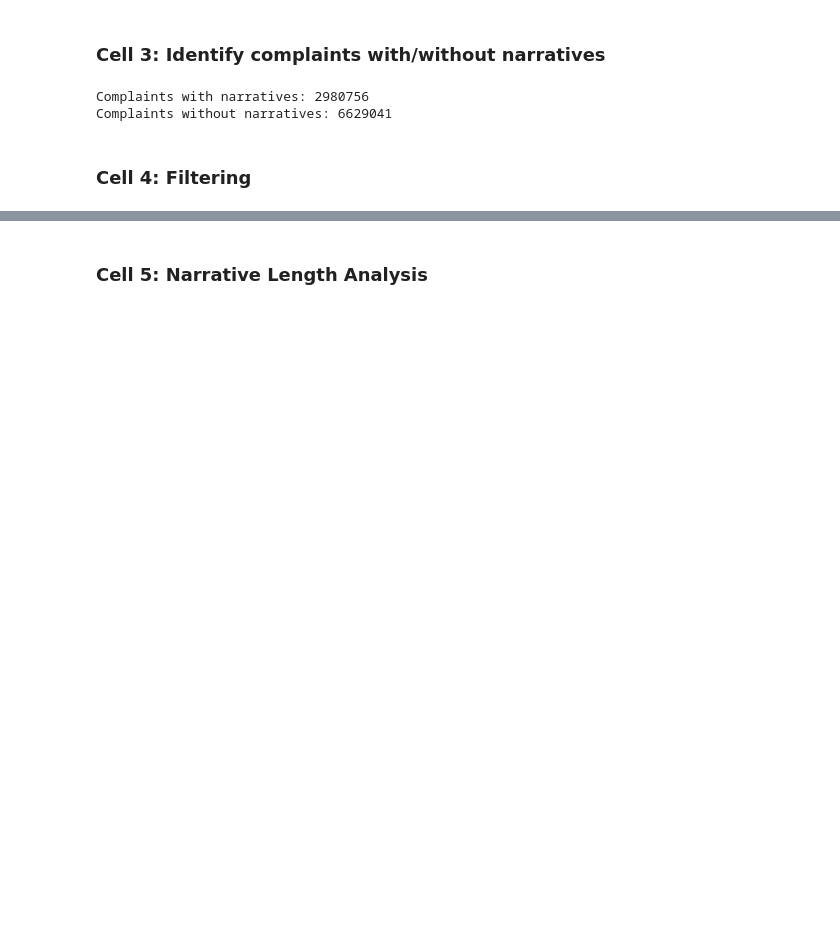
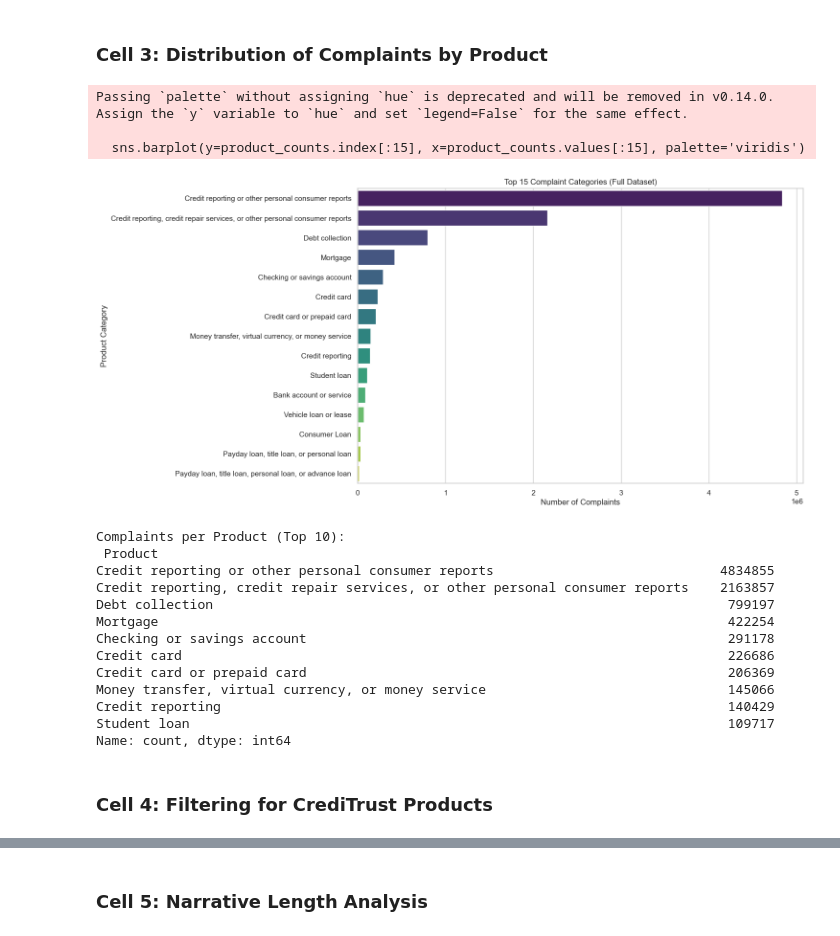
Before and after one commit to rufta-g20/rag-complaint-chatbot, a Jupyter notebook: notebooks/preprocessing.ipynb, the cells around one changed output, grey strips where cells are left out. Saved outputs shown, nothing was run; the diff lists cells and outputs as text; code cells hidden in the pictures; blank space fills up the shorter version.

```diff
--- a/notebooks/preprocessing.ipynb
+++ b/notebooks/preprocessing.ipynb
@@ -16,15 +19,21 @@ df = pd.read_csv(file_path, low_memory=False)
 # %%
-print("Initial Dataset Shape:", df.shape)
-product_counts = df['Product'].value_counts()
-print("\nComplaints per Product:\n", product_counts)
+def load_raw_data(file_path):
+    """
+    Loads the full CFPB complaint dataset from a CSV file.
+    Args: file_path (str): Path to the raw complaints.csv.
+    Returns: pd.DataFrame: The loaded dataset.
+    """
+    if not os.path.exists(file_path):
+        logging.error(f"File not found at {file_path}")
+        return None
 
-# Fix: Horizontal bar chart for better readability
-plt.figure(figsize=(12, 8))
-# Plotting the top 15 categories to avoid overcrowding
-sns.barplot(y=product_counts.index[:15], x=product_counts.values[:15], palette='viridis')
-plt.title("Top 15 Complaint Categories (Full Dataset)")
-plt.xlabel("Number of Complaints")
-plt.ylabel("Product Category")
-plt.tight_layout()
-plt.show()
+    logging.info("Loading full dataset... this may take a moment.")
+    df = pd.read_csv(file_path, low_memory=False)
+    logging.info(f"Initial Dataset Shape: {df.shape}")
+    return df
+
+# Adjust this path based on your local structure
+RAW_DATA_PATH = '../data/raw/complaints.csv'
+df_raw = load_raw_data(RAW_DATA_PATH)
+df_raw.head()
 # %% [output]
@@ -52,13 +48,35 @@ Passing `palette` without assigning `hue` is deprecated and will be removed in v
 # %% [markdown]
-### Cell 3: Identify complaints with/without narratives
+### Cell 3: Distribution of Complaints by Product
 # %%
-has_narrative = df['Consumer complaint narrative'].notnull().sum()
-no_narrative = df['Consumer complaint narrative'].isnull().sum()
-print(f"Complaints with narratives: {has_narrative}")
-print(f"Complaints without narratives: {no_narrative}")
+# Analyze distribution across all products
+product_counts = df_raw['Product'].value_counts()
+
+plt.figure(figsize=(12, 8))
+sns.barplot(y=product_counts.index[:15], x=product_counts.values[:15], palette='viridis')
+plt.title("Top 15 Complaint Categories (Full Dataset)")
+plt.xlabel("Number of Complaints")
+plt.ylabel("Product Category")
+plt.show()
+
+print("\nComplaints per Product (Top 10):\n", product_counts.head(10))
 # %% [output]
-Complaints with narratives: 2980756
-Complaints without narratives: 6629041
+Passing `palette` without assigning `hue` is deprecated and will be removed in v0.14.0. Assign the `y` variable to `hue` and set `legend=False` for the same effect.
+
+  sns.barplot(y=product_counts.index[:15], x=product_counts.values[:15], palette='viridis')
+[figure, added]
+Complaints per Product (Top 10):
+ Product
+Credit reporting or other personal consumer reports                             4834855
+Credit reporting, credit repair services, or other personal consumer reports    2163857
+Debt collection                                                                  799197
+Mortgage                                                                         422254
+Checking or savings account                                                      291178
+Credit card                                                                      226686
+Credit card or prepaid card                                                      206369
+Money transfer, virtual currency, or money service                               145066
+Credit reporting                                                                 140429
+Student loan                                                                     109717
+Name: count, dtype: int64
 # %% [markdown]
-### Cell 4: Filtering
+### Cell 4: Filtering for CrediTrust Products
 # %%
```
Also changed, not shown: parts of 10 cells of this notebook, 2 other files.
